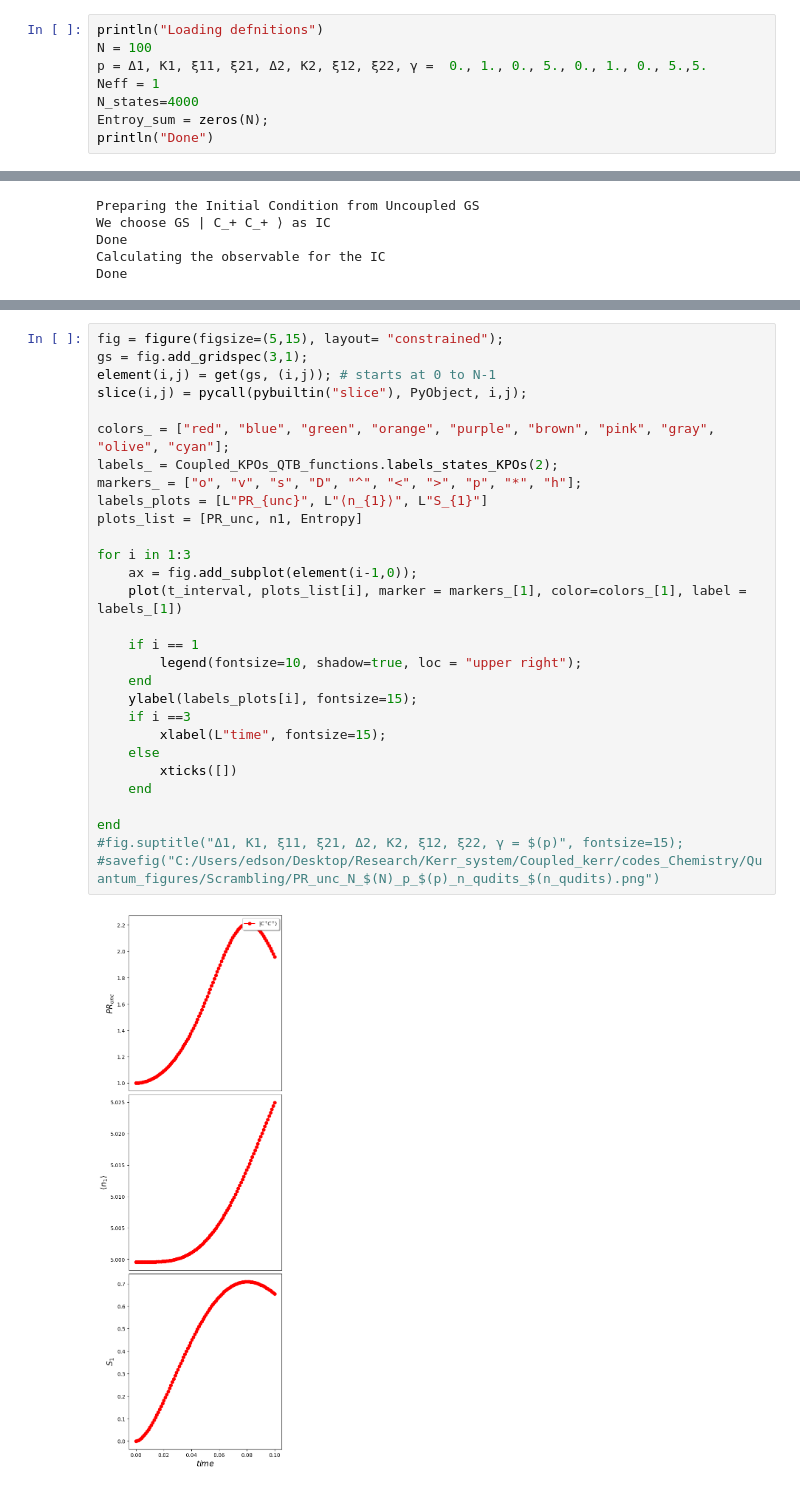
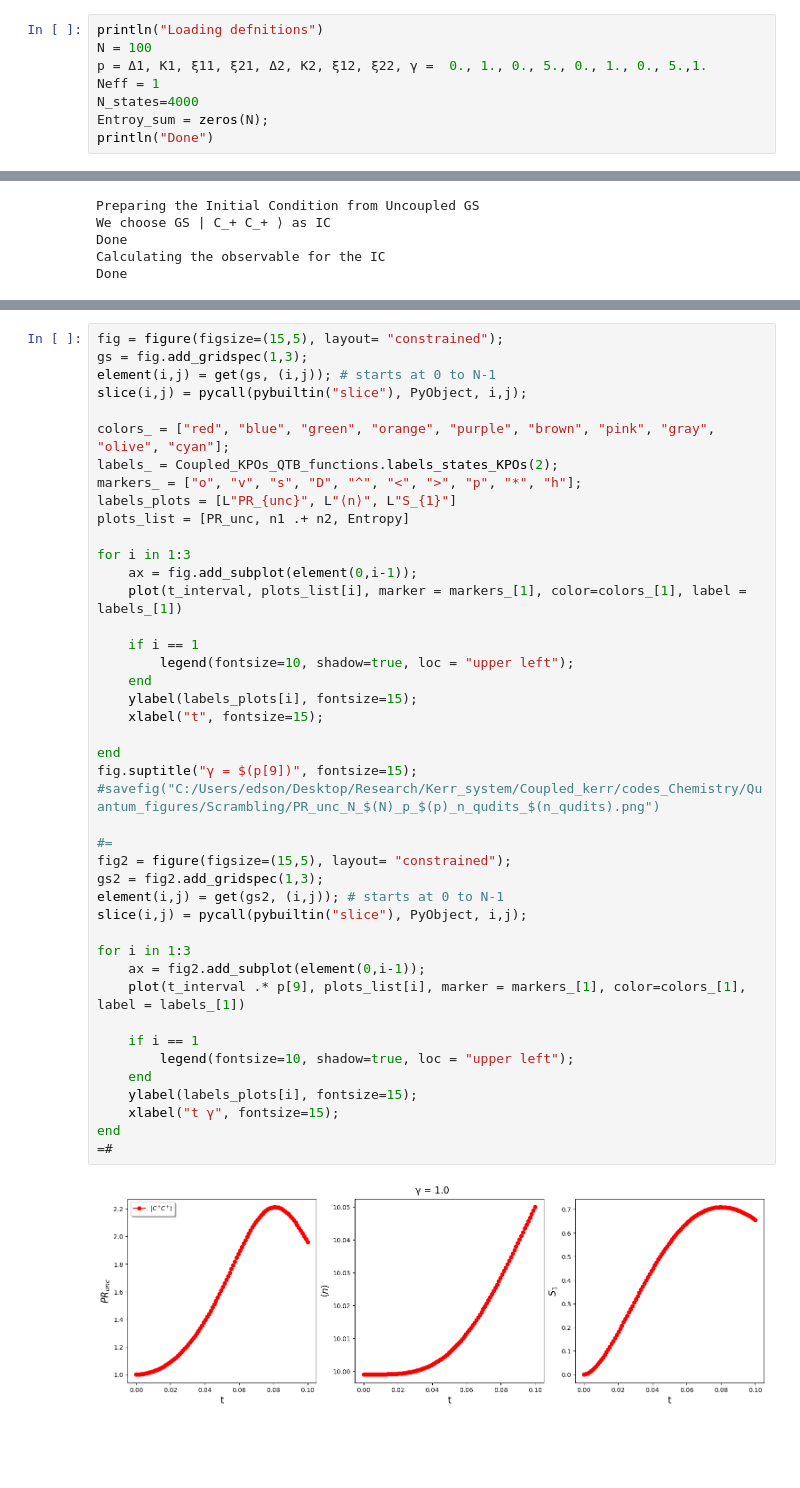
Before and after one commit to edsonsignor/Coupled_KPOs, a Jupyter notebook: notebooks/Dynamics_Closed_KPO.ipynb, the cells around one changed output, grey strips where cells are left out. Drawn from its saved outputs; the diff is of its cells as text; blank space fills up the shorter version.

```diff
--- a/notebooks/Dynamics_Closed_KPO.ipynb
+++ b/notebooks/Dynamics_Closed_KPO.ipynb
@@ -37,7 +37,7 @@ Bell states of coherent states of the fixed points gives $S_1= \ln{2} \approx 0.
 # %%
 println("Loading defnitions")
 N = 100
-p = Δ1, K1, ξ11, ξ21, Δ2, K2, ξ12, ξ22, γ =  0., 1., 0., 5., 0., 1., 0., 5.,5.
+p = Δ1, K1, ξ11, ξ21, Δ2, K2, ξ12, ξ22, γ =  0., 1., 0., 5., 0., 1., 0., 5.,1.
 Neff = 1
 N_states=4000
 Entroy_sum = zeros(N);
@@ -134,31 +134,45 @@ Time elapsed for evolution: 0.407min
 # %%
-fig = figure(figsize=(5,15), layout= "constrained");
-gs = fig.add_gridspec(3,1);
+fig = figure(figsize=(15,5), layout= "constrained");
+gs = fig.add_gridspec(1,3);
 element(i,j) = get(gs, (i,j)); # starts at 0 to N-1
 slice(i,j) = pycall(pybuiltin("slice"), PyObject, i,j);
 
 colors_ = ["red", "blue", "green", "orange", "purple", "brown", "pink", "gray", "olive", "cyan"];
 labels_ = Coupled_KPOs_QTB_functions.labels_states_KPOs(2);
 markers_ = ["o", "v", "s", "D", "^", "<", ">", "p", "*", "h"];
-labels_plots = [L"PR_{unc}", L"⟨n_{1}⟩", L"S_{1}"]
-plots_list = [PR_unc, n1, Entropy]
+labels_plots = [L"PR_{unc}", L"⟨n⟩", L"S_{1}"]
+plots_list = [PR_unc, n1 .+ n2, Entropy]
 
 for i in 1:3
-    ax = fig.add_subplot(element(i-1,0));
+    ax = fig.add_subplot(element(0,i-1));
     plot(t_interval, plots_list[i], marker = markers_[1], color=colors_[1], label = labels_[1])
 
     if i == 1
-        legend(fontsize=10, shadow=true, loc = "upper right");
+        legend(fontsize=10, shadow=true, loc = "upper left");
     end
     ylabel(labels_plots[i], fontsize=15);
-    if i ==3
-        xlabel(L"time", fontsize=15);
-    else
-        xticks([])
-    end
+    xlabel("t", fontsize=15);
 
 end
-#fig.suptitle("Δ1, K1, ξ11, ξ21, Δ2, K2, ξ12, ξ22, γ = $(p)", fontsize=15);
+fig.suptitle("γ = $(p[9])", fontsize=15);
 #savefig("C:/Users/edson/Desktop/Research/Kerr_system/Coupled_kerr/codes_Chemistry/Quantum_figures/Scrambling/PR_unc_N_$(N)_p_$(p)_n_qudits_$(n_qudits).png")
+
+#=
+fig2 = figure(figsize=(15,5), layout= "constrained");
+gs2 = fig2.add_gridspec(1,3);
+element(i,j) = get(gs2, (i,j)); # starts at 0 to N-1
+slice(i,j) = pycall(pybuiltin("slice"), PyObject, i,j);
+
+for i in 1:3
+    ax = fig2.add_subplot(element(0,i-1));
+    plot(t_interval .* p[9], plots_list[i], marker = markers_[1], color=colors_[1], label = labels_[1])
+
+    if i == 1
+        legend(fontsize=10, shadow=true, loc = "upper left");
+    end
+    ylabel(labels_plots[i], fontsize=15);
+    xlabel("t γ", fontsize=15);
+end
+=#
 # %% [output]
-[figure, old version]
+[figure, new version]
```
Also changed, not shown: parts of 13 cells of this notebook, 8 other files.
